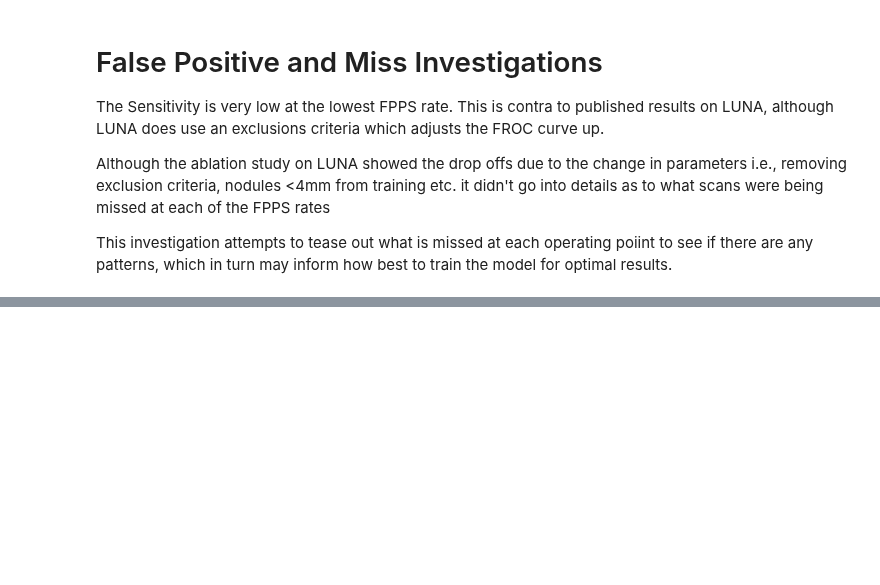
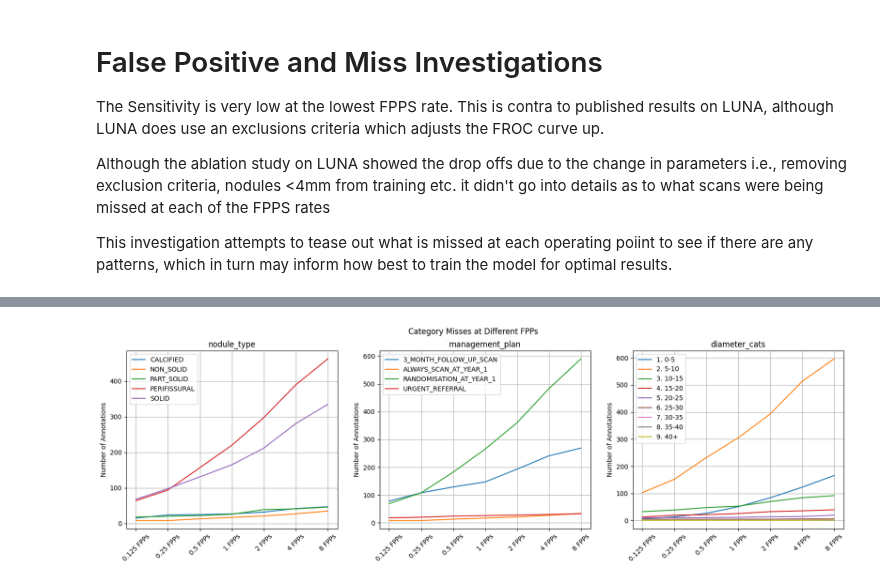
Before and after one commit to johnmccabe44/fairness-in-nodule-detection, a Jupyter notebook: notebooks/FairnessInNoduleDetectionAlgorithms/results.ipynb, the cells around one changed output, grey strips where cells are left out. Saved outputs shown, nothing was run; the diff lists cells and outputs as text; code cells hidden in the pictures; blank space fills up the shorter version.

```diff
--- a/notebooks/FairnessInNoduleDetectionAlgorithms/results.ipynb
+++ b/notebooks/FairnessInNoduleDetectionAlgorithms/results.ipynb
@@ -506,0 +760,33 @@ def miss_anaysis_at_fpps(scans_path, annotations_path, exclusions_path, predicti
+# %%
+
+import matplotlib.pyplot as plt
+
+fig, ax = plt.subplots(1, 3, figsize=(20, 5))
+
+for ivx, var in enumerate(['nodule_type','management_plan','diameter_cats']):
+    annotations = pd.read_csv(f'{workspace_path}/models/grt123/bbox_result/trained_summit/summit/partial/partial_metadata.csv')
+    total_vc = annotations[var].value_counts().sort_index().rename('Total Annotations')
+
+    operating_points = ['0.125', '0.25', '0.5', '1', '2', '4', '8']
+
+    results = []
+    for idx, metadata in enumerate(missed_metadata):
+        vc = metadata[var].value_counts().sort_index()
+
+        results.append((total_vc - vc).rename(f'{operating_points[idx]} FPPs'))
+
+    df = pd.concat(results, axis=1).fillna(0).round(2)
+
+    for column in df.T:
+        ax[ivx].plot(df.T[column], label=column)
+
+    ax[ivx].set_xticklabels(labels=df.columns, rotation=45)
+    ax[ivx].set_title(var)
+    ax[ivx].legend()
+    ax[ivx].set_ylabel('Number of Annotations')
+    ax[ivx].grid(visible=True, which='both')
+
+plt.suptitle('Category Misses at Different FPPs')
+plt.show()
+# %% [output]
+[figure, added]
```
Also changed, not shown: parts of 9 cells of this notebook, 2 other files.
